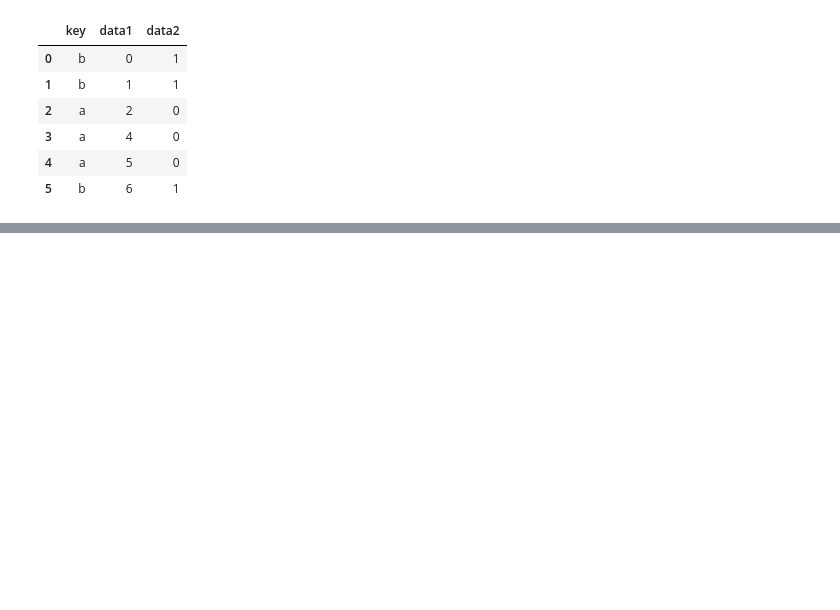
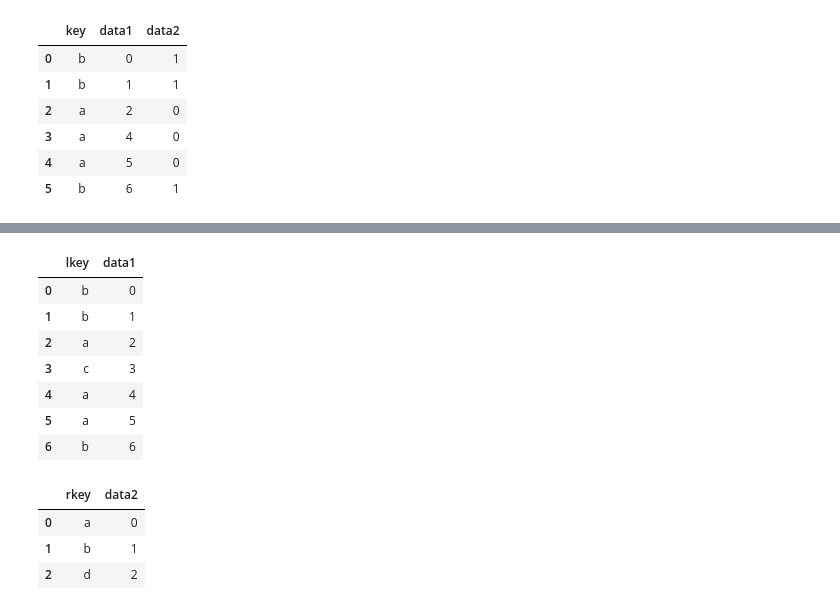
Before and after one commit to yigangzhang/pydata-book, a Jupyter notebook: ch08.ipynb, the cells around one changed output, grey strips where cells are left out. Cells and saved outputs as stored; diff of their text form; code cells hidden in the pictures; blank space fills up the shorter version.

```diff
--- a/ch08.ipynb
+++ b/ch08.ipynb
@@ -290,6 +340,22 @@ pd.merge(df1, df2, on="key")
 # %%
 df3 = pd.DataFrame({"lkey": ["b", "b", "a", "c", "a", "a", "b"],
                     "data1": pd.Series(range(7), dtype="Int64")})
 df4 = pd.DataFrame({"rkey": ["a", "b", "d"],
                     "data2": pd.Series(range(3), dtype="Int64")})
-pd.merge(df3, df4, left_on="lkey", right_on="rkey")
+df3
+# %% [output]
+|  | lkey | data1 |
+| 0 | b | 0 |
+| 1 | b | 1 |
+| 2 | a | 2 |
+| 3 | c | 3 |
+| 4 | a | 4 |
+| 5 | a | 5 |
+| 6 | b | 6 |
+# %%
+df4
+# %% [output]
+|  | rkey | data2 |
+| 0 | a | 0 |
+| 1 | b | 1 |
+| 2 | d | 2 |
```
Also changed, not shown: parts of 52 cells of this notebook.
